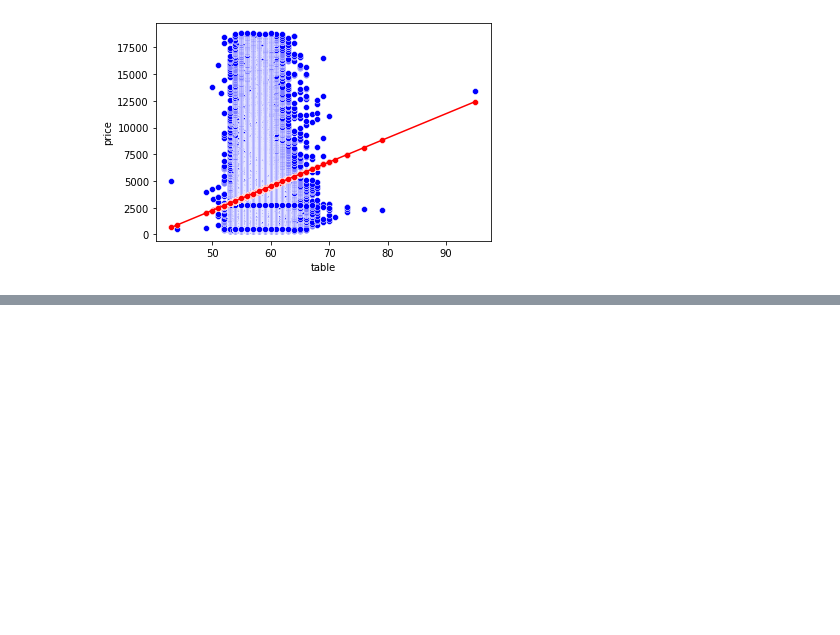
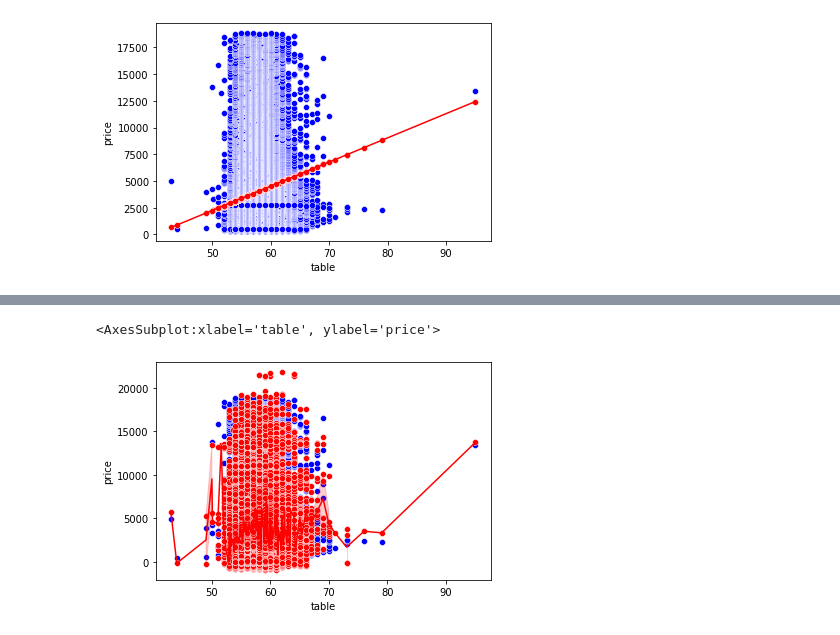
Before and after one commit to AremyDiaz/Actividad1-TC2003B, a Jupyter notebook: MyRegression.ipynb, the cells around one changed output, grey strips where cells are left out. Cells and saved outputs as stored; diff of their text form; code cells hidden in the pictures; blank space fills up the shorter version.

Commit message:
Real vs predicción

```diff
--- a/MyRegression.ipynb
+++ b/MyRegression.ipynb
@@ -365,5 +545,13 @@ sns.lineplot(x='table', y='Predicciones', color="red", data=df4_3) #modelo
 # %% [output]
 <AxesSubplot:xlabel='table', ylabel='price'>
 [figure]
+# %%
+df4_4 = df3[['price','carat','cut','color','clarity','depth','table','x','y','z']]
 # %%
 y_pred4= model4.predict(X=df3[['carat','depth']])
+dif4 = y_pred4 - Dep
+# %%
+#Insertamos la columna de predicciones en el DataFrame
+df4_4.insert(0, 'Predicciones', y_pred4) #En la columna 0, nombre de la columnas y la variable
+df4_4.insert(2, 'Diferencias', dif4)
+df4_4
@@ -370,3 +572,12 @@ y_pred4= model4.predict(X=df3[['carat','depth']])
+# %%
+#Visualizamos la gráfica comparativa entre real y predecido
+
+sns.scatterplot(x='table', y='price', color="blue", data=df4_4) #total real
+sns.scatterplot(x='table', y='Predicciones', color="red", data=df4_4) #predicción
+sns.lineplot(x='table', y='Predicciones', color="red", data=df4_4) #modelo
+# %% [output]
+<AxesSubplot:xlabel='table', ylabel='price'>
+[figure, added]
 # %%
 y_pred5= model5.predict(X=df3[['carat','table']])
 # %%
```
Also changed, not shown: parts of 42 cells of this notebook.
